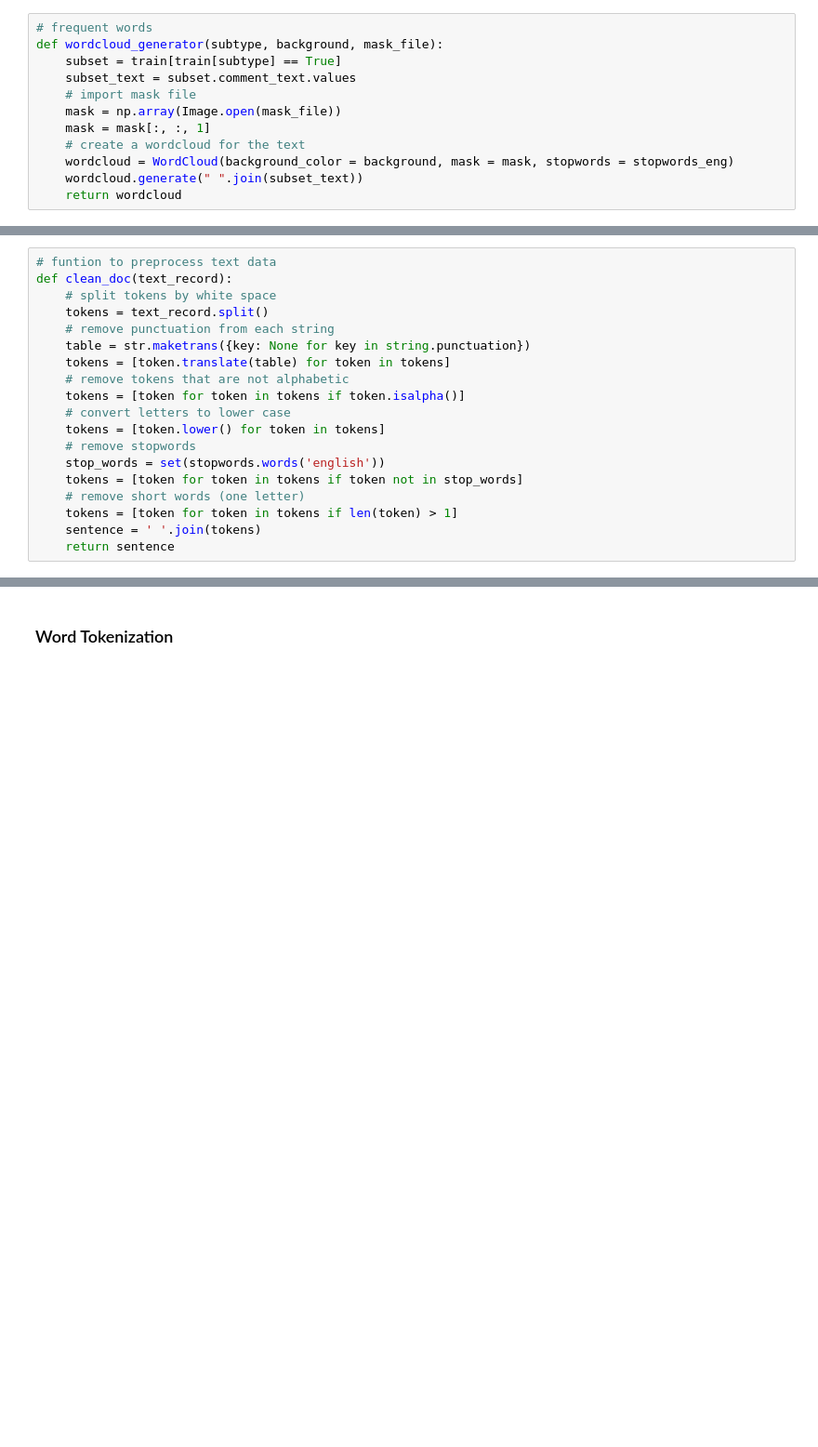
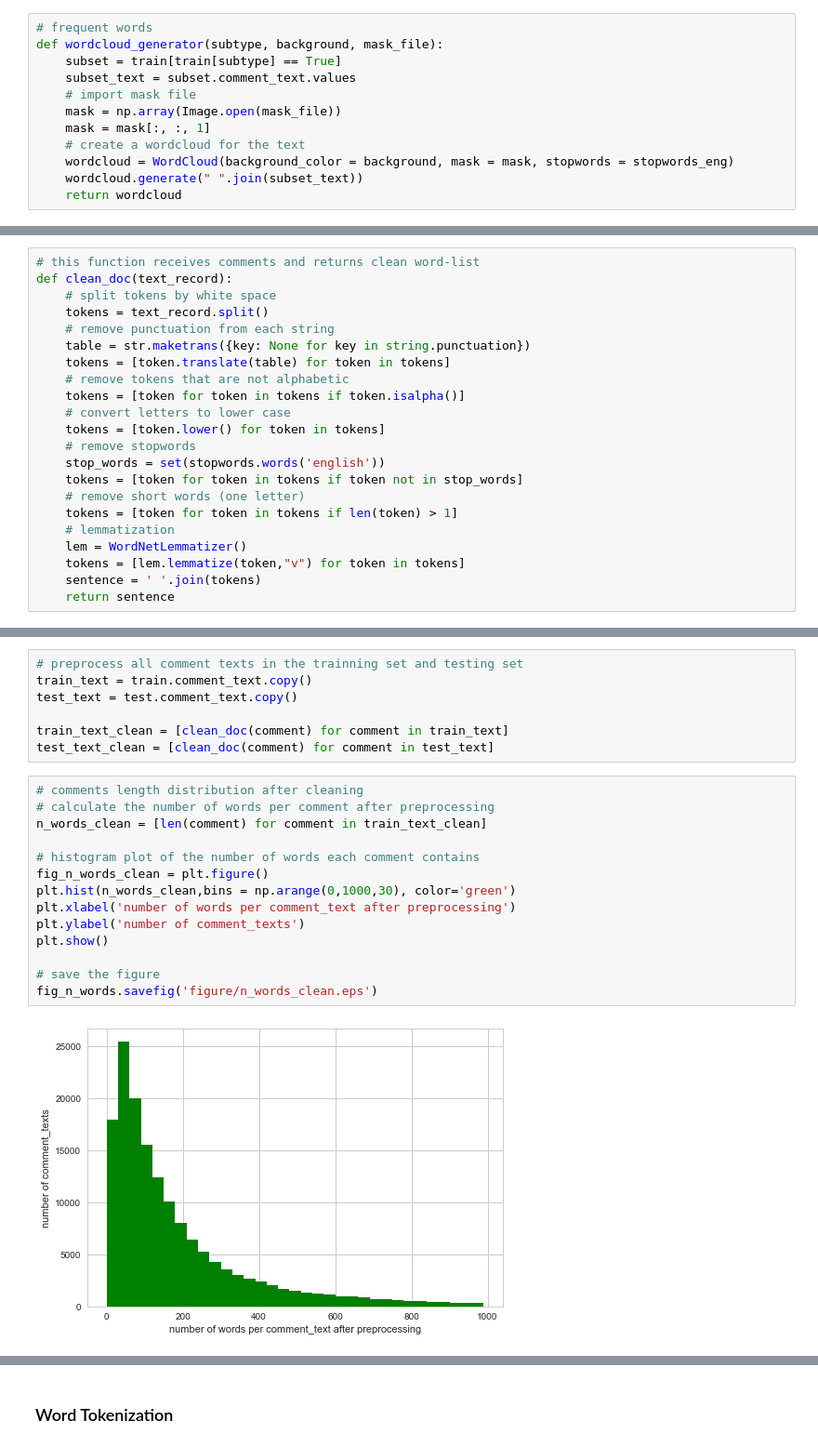
Before and after one commit to ziyaotang/toxic_comment_classification, a Jupyter notebook: toxic_comment_classification.ipynb, the cells around one changed output, grey strips where cells are left out. Shown at 93% size. Drawn from its saved outputs; the diff is of its cells as text; blank space fills up the shorter version.

```diff
--- a/toxic_comment_classification.ipynb
+++ b/toxic_comment_classification.ipynb
@@ -291,5 +295,5 @@ submission.to_csv('submission.csv', index = False)
 # %%
-# funtion to preprocess text data
+# this function receives comments and returns clean word-list
 def clean_doc(text_record):
     # split tokens by white space
     tokens = text_record.split()
@@ -305,5 +309,8 @@ def clean_doc(text_record):
     tokens = [token for token in tokens if token not in stop_words]
     # remove short words (one letter)
     tokens = [token for token in tokens if len(token) > 1]
+    # lemmatization
+    lem = WordNetLemmatizer()
+    tokens = [lem.lemmatize(token,"v") for token in tokens]
     sentence = ' '.join(tokens)
     return sentence
@@ -336,0 +331,23 @@ print(train_text[0])
+# %%
+# preprocess all comment texts in the trainning set and testing set
+train_text = train.comment_text.copy()
+test_text = test.comment_text.copy()
+
+train_text_clean = [clean_doc(comment) for comment in train_text]
+test_text_clean = [clean_doc(comment) for comment in test_text]
+# %%
+# comments length distribution after cleaning
+# calculate the number of words per comment after preprocessing
+n_words_clean = [len(comment) for comment in train_text_clean]
+
+# histogram plot of the number of words each comment contains
+fig_n_words_clean = plt.figure()
+plt.hist(n_words_clean,bins = np.arange(0,1000,30), color='green')
+plt.xlabel('number of words per comment_text after preprocessing')
+plt.ylabel('number of comment_texts')
+plt.show()
+
+# save the figure
+fig_n_words.savefig('figure/n_words_clean.eps')
+# %% [output]
+[figure, added]
```
Also changed, not shown: parts of 83 cells of this notebook.
